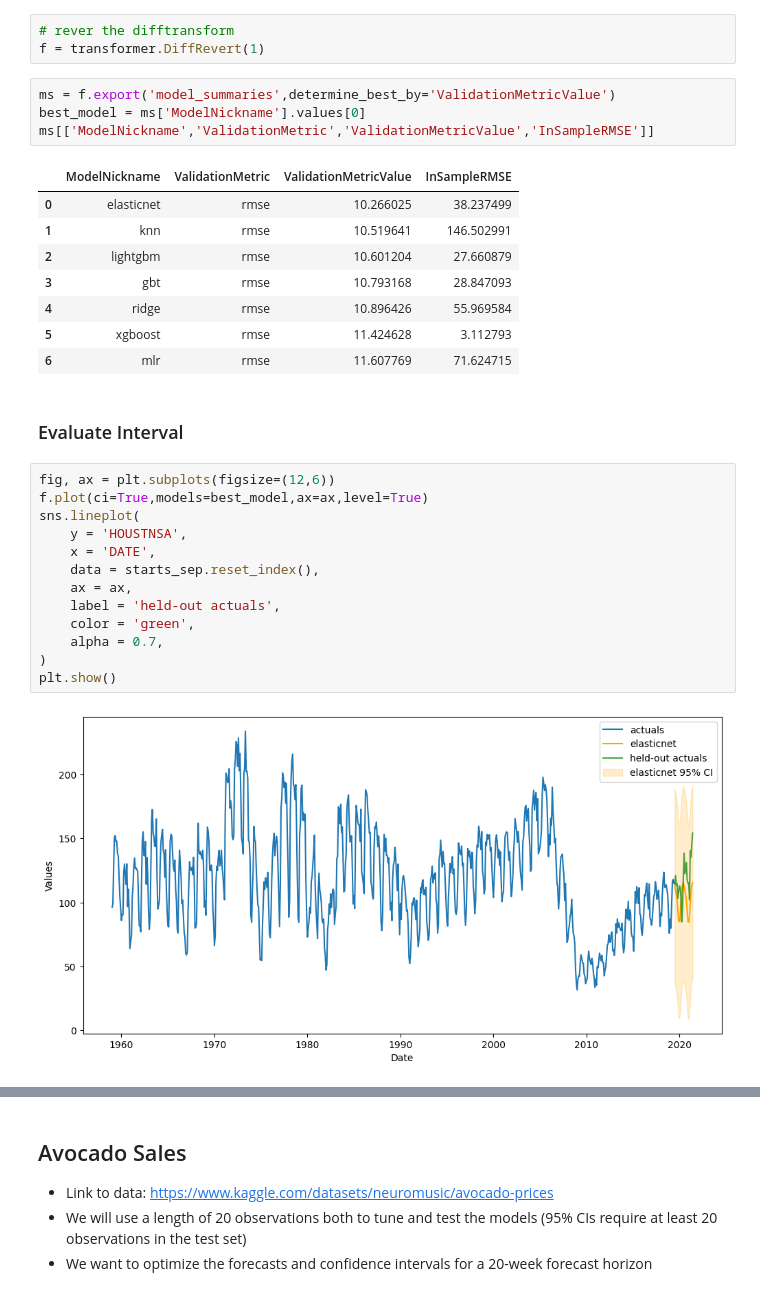
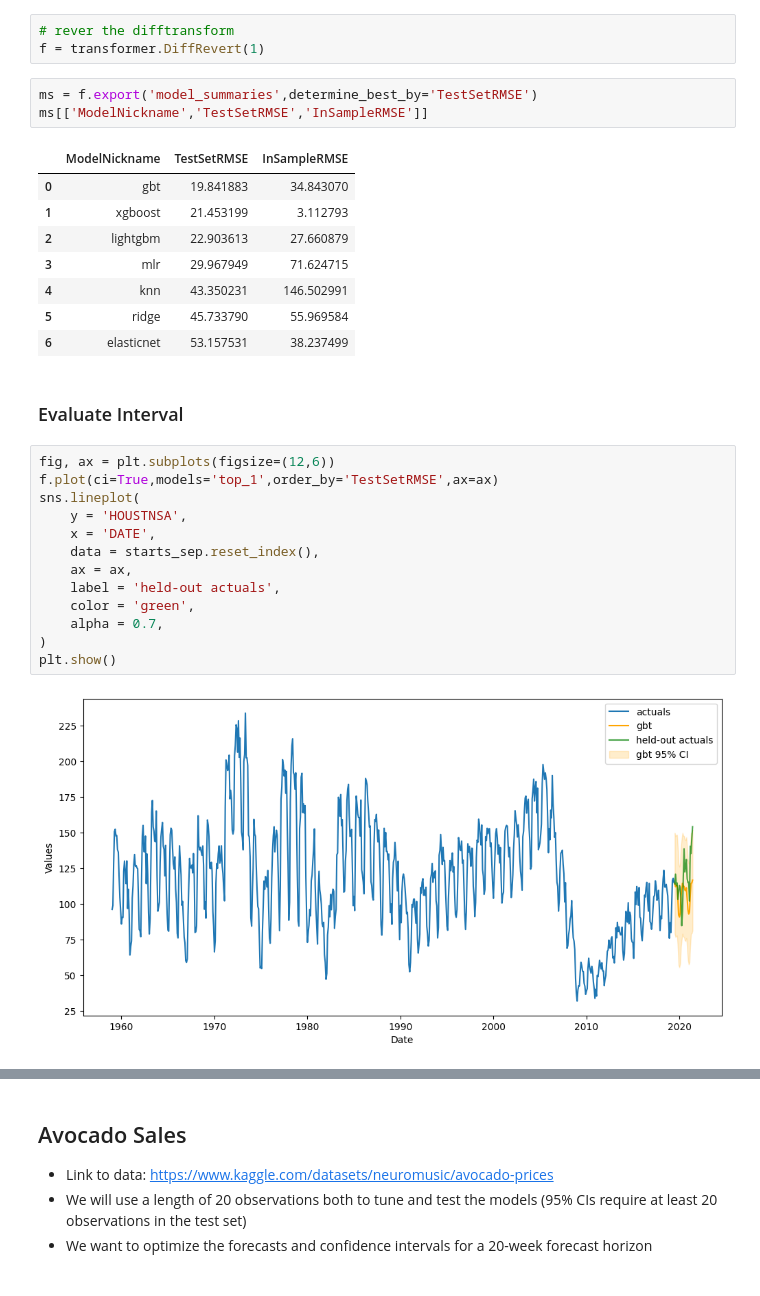
Before and after one commit to mikekeith52/scalecast-examples, a Jupyter notebook: misc/cis/cis.ipynb, the cells around one changed output, grey strips where cells are left out. Drawn from its saved outputs; the diff is of its cells as text.

```diff
--- a/misc/cis/cis.ipynb
+++ b/misc/cis/cis.ipynb
@@ -255,35 +250,34 @@ tune_test_forecast(
 # rever the difftransform
 f = transformer.DiffRevert(1)
 # %%
-ms = f.export('model_summaries',determine_best_by='ValidationMetricValue')
-best_model = ms['ModelNickname'].values[0]
-ms[['ModelNickname','ValidationMetric','ValidationMetricValue','InSampleRMSE']]
+ms = f.export('model_summaries',determine_best_by='TestSetRMSE')
+ms[['ModelNickname','TestSetRMSE','InSampleRMSE']]
 # %% [output]
-|  | ModelNickname | ValidationMetric | ValidationMetricValue | InSampleRMSE |
-| 0 | elasticnet | rmse | 10.266025 | 38.237499 |
-| 1 | knn | rmse | 10.519641 | 146.502991 |
-| 2 | lightgbm | rmse | 10.601204 | 27.660879 |
-| 3 | gbt | rmse | 10.793168 | 28.847093 |
-| 4 | ridge | rmse | 10.896426 | 55.969584 |
-| 5 | xgboost | rmse | 11.424628 | 3.112793 |
-| 6 | mlr | rmse | 11.607769 | 71.624715 |
+|  | ModelNickname | TestSetRMSE | InSampleRMSE |
+| 0 | gbt | 19.841883 | 34.843070 |
+| 1 | xgboost | 21.453199 | 3.112793 |
+| 2 | lightgbm | 22.903613 | 27.660879 |
+| 3 | mlr | 29.967949 | 71.624715 |
+| 4 | knn | 43.350231 | 146.502991 |
+| 5 | ridge | 45.733790 | 55.969584 |
+| 6 | elasticnet | 53.157531 | 38.237499 |
 # %% [markdown]
 ### Evaluate Interval
 # %%
 fig, ax = plt.subplots(figsize=(12,6))
-f.plot(ci=True,models=best_model,ax=ax,level=True)
+f.plot(ci=True,models='top_1',order_by='TestSetRMSE',ax=ax)
 sns.lineplot(
     y = 'HOUSTNSA',
     x = 'DATE',
     data = starts_sep.reset_index(),
     ax = ax,
     label = 'held-out actuals',
     color = 'green',
     alpha = 0.7,
 )
 plt.show()
 # %% [output]
-[figure, old version]
+[figure, new version]
 # %%
 housing_fcsts1 = f.export("lvl_fcsts",cis=True)
 housing_results = score_cis(
```
Also changed, not shown: parts of 17 cells of this notebook.
